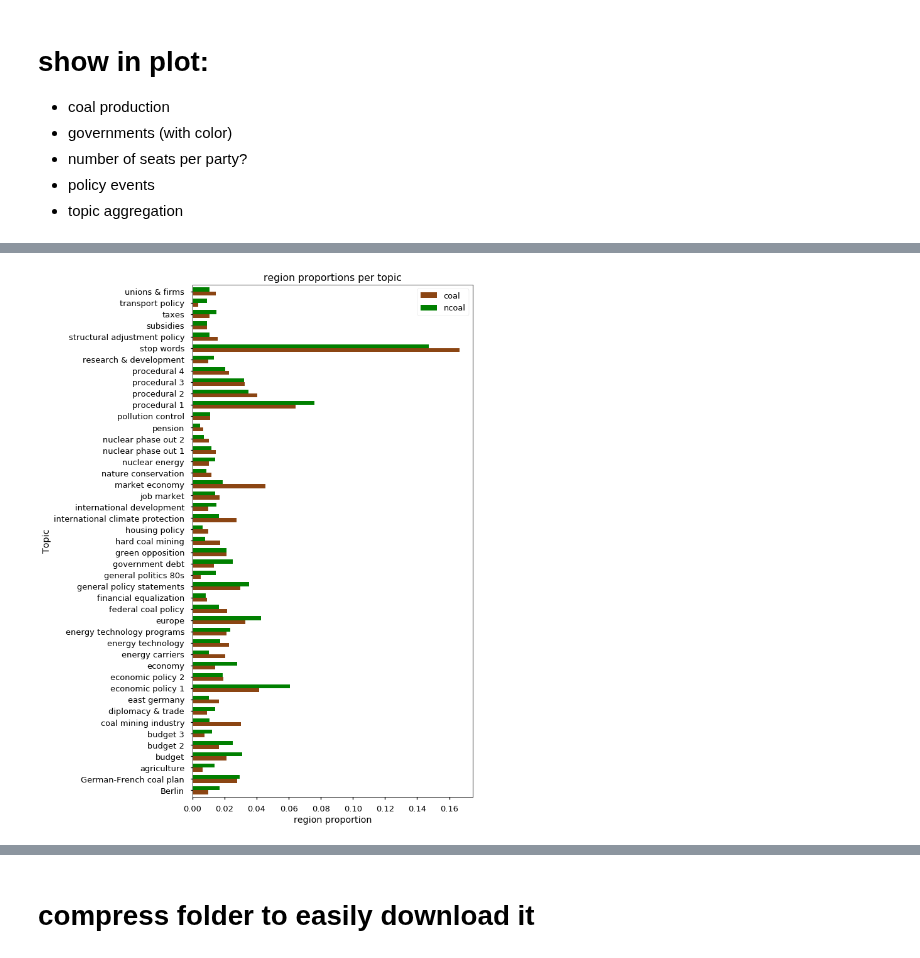
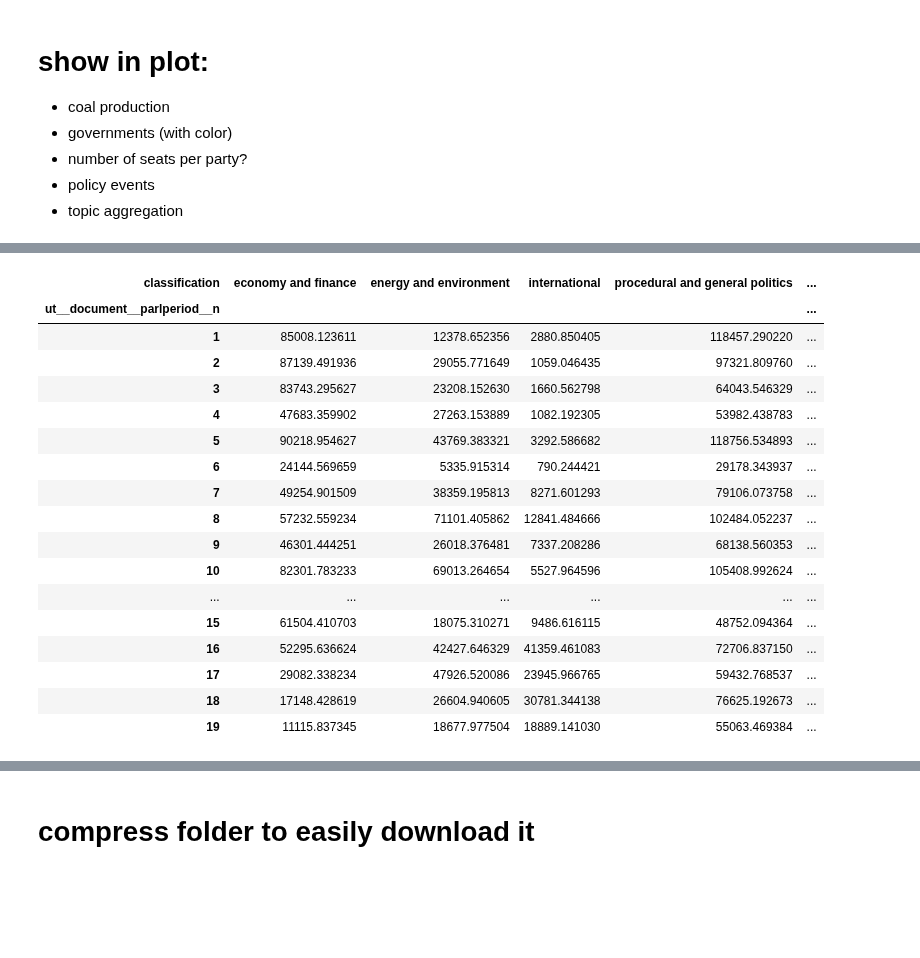
Before and after one commit to mcc-apsis/coal-discourse, a Jupyter notebook: 09_overview_coal_and_policy_development.ipynb, the cells around one changed output, grey strips where cells are left out. Drawn from its saved outputs; the diff is of its cells as text; code cells hidden in the pictures; blank space fills up the shorter version.

```diff
--- a/09_overview_coal_and_policy_development.ipynb
+++ b/09_overview_coal_and_policy_development.ipynb
@@ -359,41 +124,30 @@ rp_clean
-# %%
-pct = False
-stacked = False
-
-topics = list(reversed(["agriculture", "coal mining industry", "diplomacy & trade",
-                 "east germany", "energy technology", "federal coal policy",
-                 "hard coal mining", "international climate protection", "nuclear phase out 2",
-                 "pollution control", "research & development", "subsidies", "taxes"]))
-
-# manual setting of colour, needs to be adjusted with new party or order change
-sns.set_palette(["saddlebrown", "green"])
-sns.set_context('talk')
-
-dft_proportion = rp_clean #.loc[topics]
-
-if pct:
-    df_plot = dft_proportion.copy()
-    for i in df_plot.index:
-        df_plot.loc[i] = df_plot.loc[i] / df_plot.loc[i].sum() * 100
-    xlabel = '% of party proportion'
-    title_str = "Percentage of party proportions per topic"
-
-else:
-    xlabel = "region proportion"
-    title_str = "region proportions per topic"
-    df_plot = dft_proportion
-
-ax = df_plot.plot.barh(stacked=stacked, # title=topic_names[0],
-                 figsize=(8,15), width=0.7)
-
-ax.set(xlabel=xlabel, ylabel='Topic', title=title_str)
-
-if pct:
-    plt.legend(bbox_to_anchor=(1.05, 1), loc=2, borderaxespad=0.)
-else:
-    plt.legend(title="")
-
-filename = os.path.join(save_dir, "region_proportions_run_{}_all".format(run_id))
-plt.savefig(filename, dpi=300, bbox_inches="tight")
-# %% [output]
-[figure, removed]
+# %%
+df = pd.DataFrame.from_dict(topic_period_scores)
+df["classification"] = df["topic__id"]
+def id_to_class(idn):
+    return topic_classification.loc[idn]['classification']
+df["classification"] = df["classification"].apply(id_to_class)
+
+dfagg = df.groupby(["classification","ut__document__parlperiod__n"]).sum().drop(columns=["topic__id"])
+
+dfagg = dfagg.unstack().transpose().droplevel(0)
+dfagg
+# %% [output]
+| classification | economy and finance | energy and environment | international | procedural and general politics | ... |
+| ut__document__parlperiod__n |  |  |  |  | ... |
+| 1 | 85008.123611 | 12378.652356 | 2880.850405 | 118457.290220 | ... |
+| 2 | 87139.491936 | 29055.771649 | 1059.046435 | 97321.809760 | ... |
+| 3 | 83743.295627 | 23208.152630 | 1660.562798 | 64043.546329 | ... |
+| 4 | 47683.359902 | 27263.153889 | 1082.192305 | 53982.438783 | ... |
+| 5 | 90218.954627 | 43769.383321 | 3292.586682 | 118756.534893 | ... |
+| 6 | 24144.569659 | 5335.915314 | 790.244421 | 29178.343937 | ... |
+| 7 | 49254.901509 | 38359.195813 | 8271.601293 | 79106.073758 | ... |
+| 8 | 57232.559234 | 71101.405862 | 12841.484666 | 102484.052237 | ... |
+| 9 | 46301.444251 | 26018.376481 | 7337.208286 | 68138.560353 | ... |
+| 10 | 82301.783233 | 69013.264654 | 5527.964596 | 105408.992624 | ... |
+| ... | ... | ... | ... | ... | ... |
+| 15 | 61504.410703 | 18075.310271 | 9486.616115 | 48752.094364 | ... |
+| 16 | 52295.636624 | 42427.646329 | 41359.461083 | 72706.837150 | ... |
+| 17 | 29082.338234 | 47926.520086 | 23945.966765 | 59432.768537 | ... |
+| 18 | 17148.428619 | 26604.940605 | 30781.344138 | 76625.192673 | ... |
+| 19 | 11115.837345 | 18677.977504 | 18889.141030 | 55063.469384 | ... |
```
Also changed, not shown: parts of 17 cells of this notebook.
